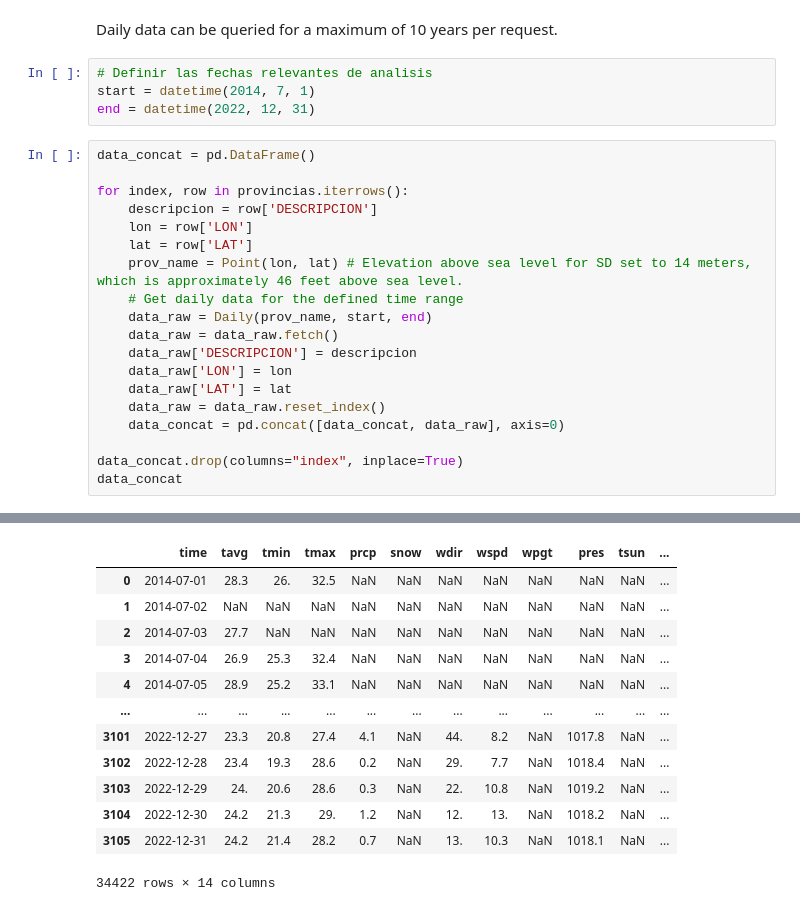
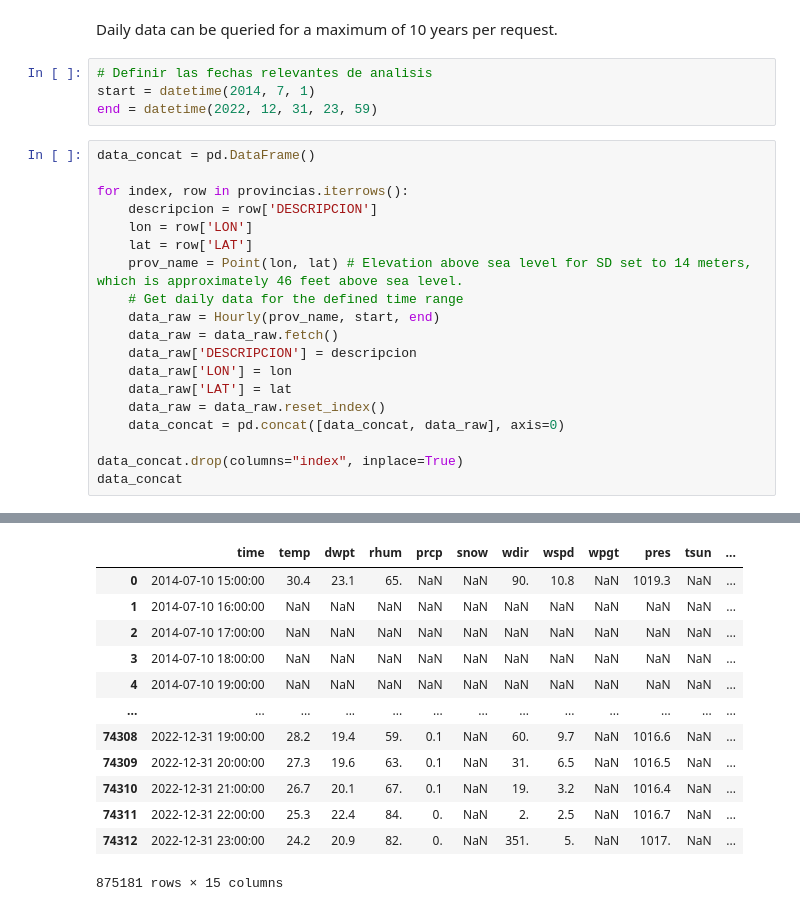
Before and after one commit to josegarciav/Datathon_BDO_2023, a Jupyter notebook: Temp get.ipynb, the cells around one changed output, grey strips where cells are left out. Cells and saved outputs as stored; diff of their text form.

```diff
--- a/Temp get.ipynb
+++ b/Temp get.ipynb
@@ -31,7 +43,7 @@ Daily data can be queried for a maximum of 10 years per request.
 # %%
 # Definir las fechas relevantes de analisis
 start = datetime(2014, 7, 1)
-end = datetime(2022, 12, 31)
+end = datetime(2022, 12, 31, 23, 59)
 # %%
 data_concat = pd.DataFrame()
 
@@ -41,7 +53,7 @@ for index, row in provincias.iterrows():
     lat = row['LAT']
     prov_name = Point(lon, lat) # Elevation above sea level for SD set to 14 meters, which is approximately 46 feet above sea level.
     # Get daily data for the defined time range
-    data_raw = Daily(prov_name, start, end)
+    data_raw = Hourly(prov_name, start, end)
     data_raw = data_raw.fetch()
     data_raw['DESCRIPCION'] = descripcion
     data_raw['LON'] = lon
@@ -56,16 +84,16 @@ Warning: Cannot load daily/78451.csv.gz from https://bulk.meteostat.net/v2/
-|  | time | tavg | tmin | tmax | prcp | snow | wdir | wspd | wpgt | pres | tsun | ... |
-| 0 | 2014-07-01 | 28.3 | 26. | 32.5 | NaN | NaN | NaN | NaN | NaN | NaN | NaN | ... |
-| 1 | 2014-07-02 | NaN | NaN | NaN | NaN | NaN | NaN | NaN | NaN | NaN | NaN | ... |
-| 2 | 2014-07-03 | 27.7 | NaN | NaN | NaN | NaN | NaN | NaN | NaN | NaN | NaN | ... |
-| 3 | 2014-07-04 | 26.9 | 25.3 | 32.4 | NaN | NaN | NaN | NaN | NaN | NaN | NaN | ... |
-| 4 | 2014-07-05 | 28.9 | 25.2 | 33.1 | NaN | NaN | NaN | NaN | NaN | NaN | NaN | ... |
+|  | time | temp | dwpt | rhum | prcp | snow | wdir | wspd | wpgt | pres | tsun | ... |
+| 0 | 2014-07-10 15:00:00 | 30.4 | 23.1 | 65. | NaN | NaN | 90. | 10.8 | NaN | 1019.3 | NaN | ... |
+| 1 | 2014-07-10 16:00:00 | NaN | NaN | NaN | NaN | NaN | NaN | NaN | NaN | NaN | NaN | ... |
+| 2 | 2014-07-10 17:00:00 | NaN | NaN | NaN | NaN | NaN | NaN | NaN | NaN | NaN | NaN | ... |
+| 3 | 2014-07-10 18:00:00 | NaN | NaN | NaN | NaN | NaN | NaN | NaN | NaN | NaN | NaN | ... |
+| 4 | 2014-07-10 19:00:00 | NaN | NaN | NaN | NaN | NaN | NaN | NaN | NaN | NaN | NaN | ... |
 | ... | ... | ... | ... | ... | ... | ... | ... | ... | ... | ... | ... | ... |
-| 3101 | 2022-12-27 | 23.3 | 20.8 | 27.4 | 4.1 | NaN | 44. | 8.2 | NaN | 1017.8 | NaN | ... |
-| 3102 | 2022-12-28 | 23.4 | 19.3 | 28.6 | 0.2 | NaN | 29. | 7.7 | NaN | 1018.4 | NaN | ... |
-| 3103 | 2022-12-29 | 24. | 20.6 | 28.6 | 0.3 | NaN | 22. | 10.8 | NaN | 1019.2 | NaN | ... |
-| 3104 | 2022-12-30 | 24.2 | 21.3 | 29. | 1.2 | NaN | 12. | 13. | NaN | 1018.2 | NaN | ... |
-| 3105 | 2022-12-31 | 24.2 | 21.4 | 28.2 | 0.7 | NaN | 13. | 10.3 | NaN | 1018.1 | NaN | ... |
+| 74308 | 2022-12-31 19:00:00 | 28.2 | 19.4 | 59. | 0.1 | NaN | 60. | 9.7 | NaN | 1016.6 | NaN | ... |
+| 74309 | 2022-12-31 20:00:00 | 27.3 | 19.6 | 63. | 0.1 | NaN | 31. | 6.5 | NaN | 1016.5 | NaN | ... |
+| 74310 | 2022-12-31 21:00:00 | 26.7 | 20.1 | 67. | 0.1 | NaN | 19. | 3.2 | NaN | 1016.4 | NaN | ... |
+| 74311 | 2022-12-31 22:00:00 | 25.3 | 22.4 | 84. | 0. | NaN | 2. | 2.5 | NaN | 1016.7 | NaN | ... |
+| 74312 | 2022-12-31 23:00:00 | 24.2 | 20.9 | 82. | 0. | NaN | 351. | 5. | NaN | 1017. | NaN | ... |
-34422 rows × 14 columns
+875181 rows × 15 columns
 # %%
 # Plot line chart including average, minimum and maximum temperature
 data_concat.plot(x='time', y=['tavg', 'tmin', 'tmax'])
```
Also changed, not shown: parts of 5 cells of this notebook, 6 other files.
